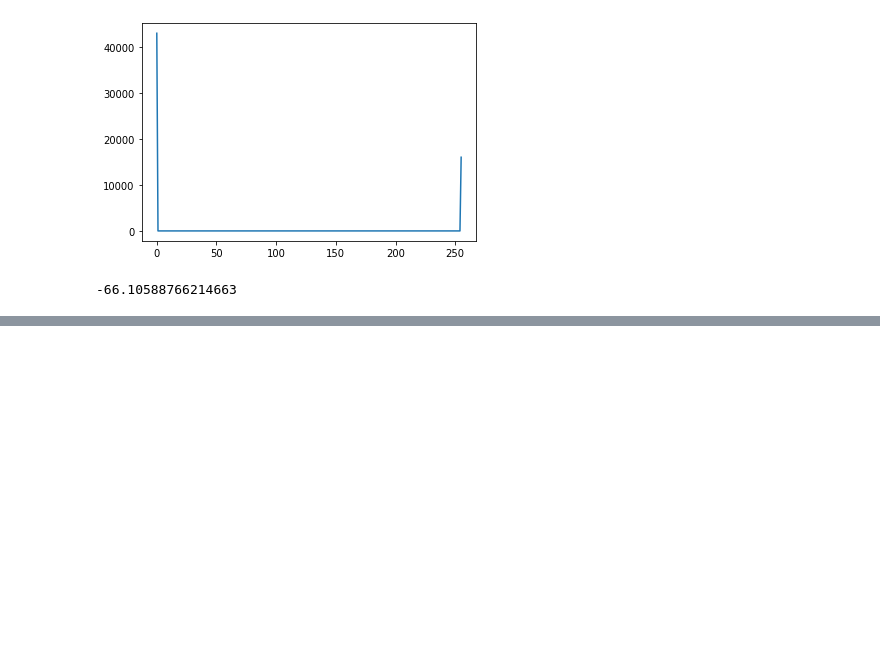
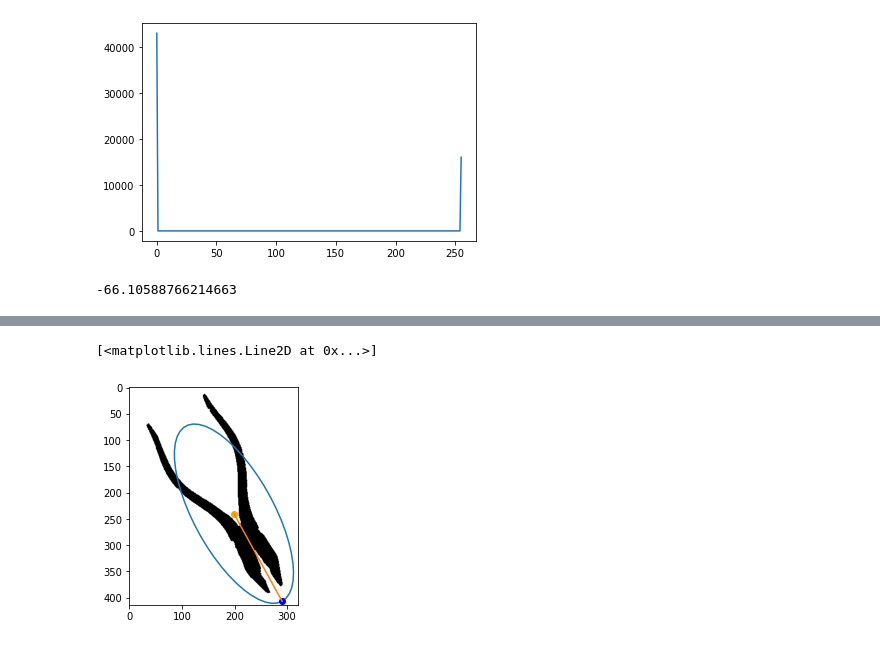
Before and after one commit to CaQtiml/img_processing_practice, a Jupyter notebook: DIP_burge/ch10/properties.ipynb, the cells around one changed output, grey strips where cells are left out. Saved outputs shown, nothing was run; the diff lists cells and outputs as text; code cells hidden in the pictures; blank space fills up the shorter version.

```diff
--- a/DIP_burge/ch10/properties.ipynb
+++ b/DIP_burge/ch10/properties.ipynb
@@ -79,0 +184,19 @@ print(rect_img_rotate_degree)
+# %%
+x_bar_el, y_bar_el, x_el, y_el = ellipse_parametric_eq(leaf_img, 0, leaf_angle_rad, r_leaf_a, r_leaf_b, 0)
+# %%
+ang = np.linspace(0, 2*np.pi, 50)
+x_li = []
+y_li = []
+for data in ang:
+    _, _, x_el, y_el = ellipse_parametric_eq(leaf_img, data, leaf_angle_rad, r_leaf_a, r_leaf_b, 0)
+    x_li.append(x_el)
+    y_li.append(y_el)
+# %%
+plt.plot(x_li, y_li)
+plt.imshow(leaf_img, cmap="gray")
+plt.plot(x_bar_el, y_bar_el, marker="o", color="orange")
+plt.plot(x_el, y_el, marker="o", color="blue")
+plt.plot([x_bar_el, x_el], [y_bar_el, y_el])
+# %% [output]
+[<matplotlib.lines.Line2D at 0x...>]
+[figure, added]
```
Also changed, not shown: parts of 20 cells of this notebook.
